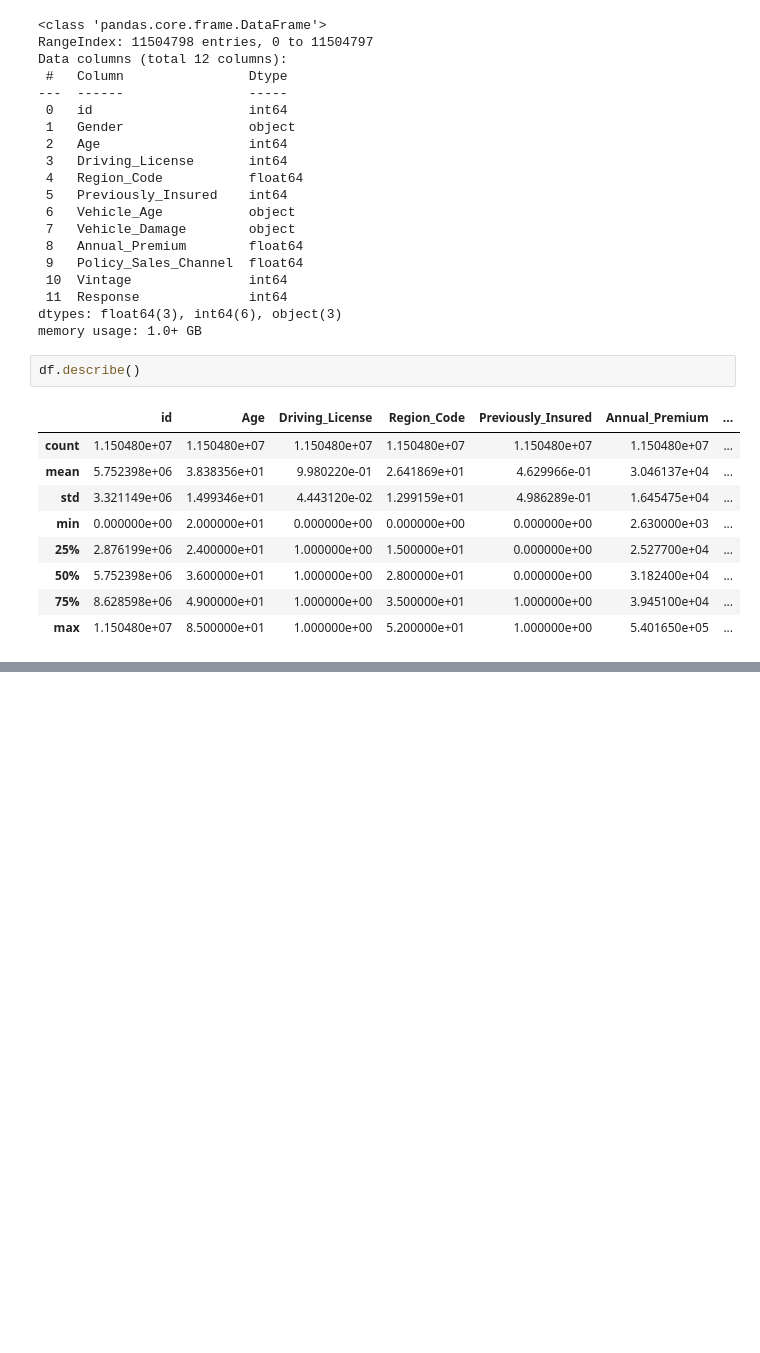
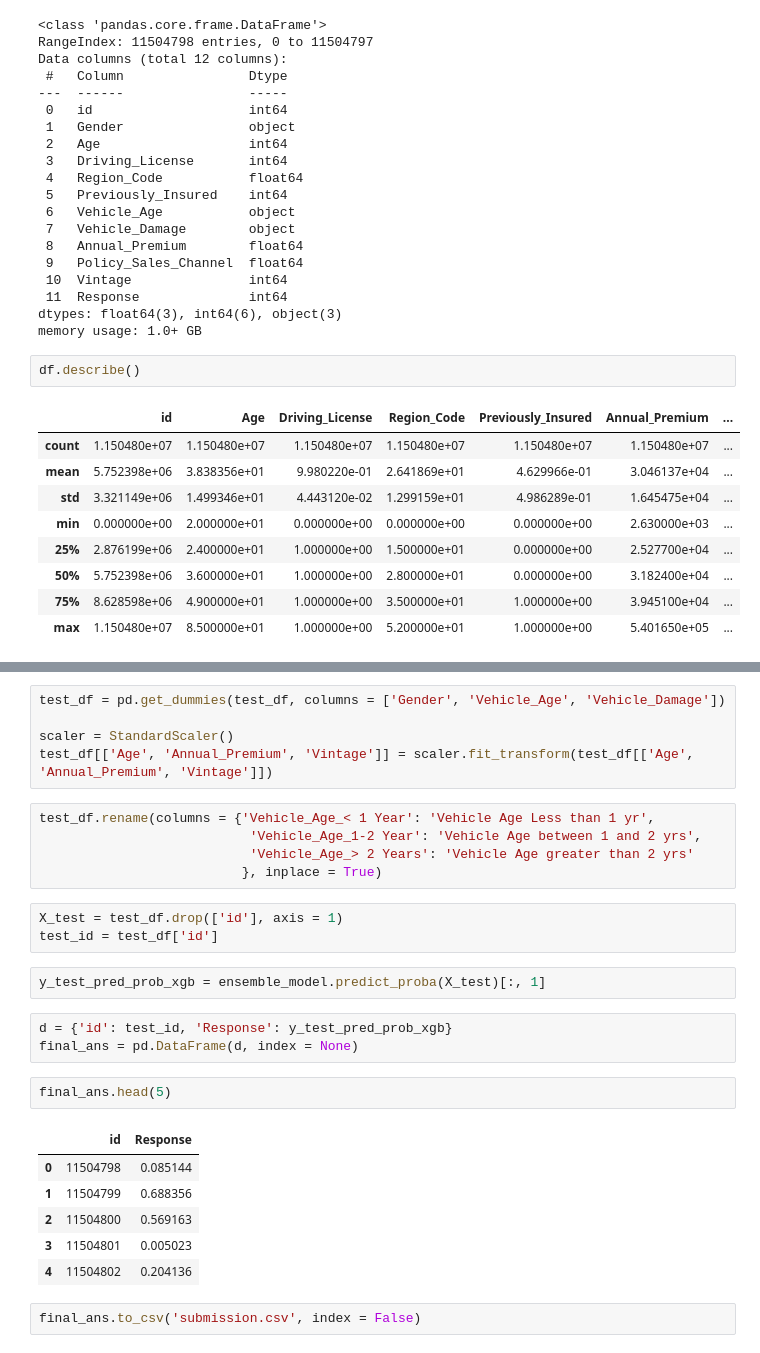
Before and after one commit to Harsh-BH/ML-Projects, a Jupyter notebook: Binary Classification of Insurance Cross Selling/model.ipynb, the cells around one changed output, grey strips where cells are left out. Cells and saved outputs as stored; diff of their text form; blank space fills up the shorter version.

Commit message:
submission new

```diff
--- a/Binary Classification of Insurance Cross Selling/model.ipynb
+++ b/Binary Classification of Insurance Cross Selling/model.ipynb
@@ -73,0 +237,29 @@ df.describe()
+# %%
+test_df = pd.get_dummies(test_df, columns = ['Gender', 'Vehicle_Age', 'Vehicle_Damage'])
+
+scaler = StandardScaler()
+test_df[['Age', 'Annual_Premium', 'Vintage']] = scaler.fit_transform(test_df[['Age', 'Annual_Premium', 'Vintage']])
+# %%
+test_df.rename(columns = {'Vehicle_Age_< 1 Year': 'Vehicle Age Less than 1 yr',
+                           'Vehicle_Age_1-2 Year': 'Vehicle Age between 1 and 2 yrs',
+                           'Vehicle_Age_> 2 Years': 'Vehicle Age greater than 2 yrs'
+                          }, inplace = True)
+# %%
+X_test = test_df.drop(['id'], axis = 1)
+test_id = test_df['id']
+# %%
+y_test_pred_prob_xgb = ensemble_model.predict_proba(X_test)[:, 1]
+# %%
+d = {'id': test_id, 'Response': y_test_pred_prob_xgb}
+final_ans = pd.DataFrame(d, index = None)
+# %%
+final_ans.head(5)
+# %% [output]
+|  | id | Response |
+| 0 | 11504798 | 0.085144 |
+| 1 | 11504799 | 0.688356 |
+| 2 | 11504800 | 0.569163 |
+| 3 | 11504801 | 0.005023 |
+| 4 | 11504802 | 0.204136 |
+# %%
+final_ans.to_csv('submission.csv', index = False)
```
Also changed, not shown: parts of 18 cells of this notebook, 4 other files.
